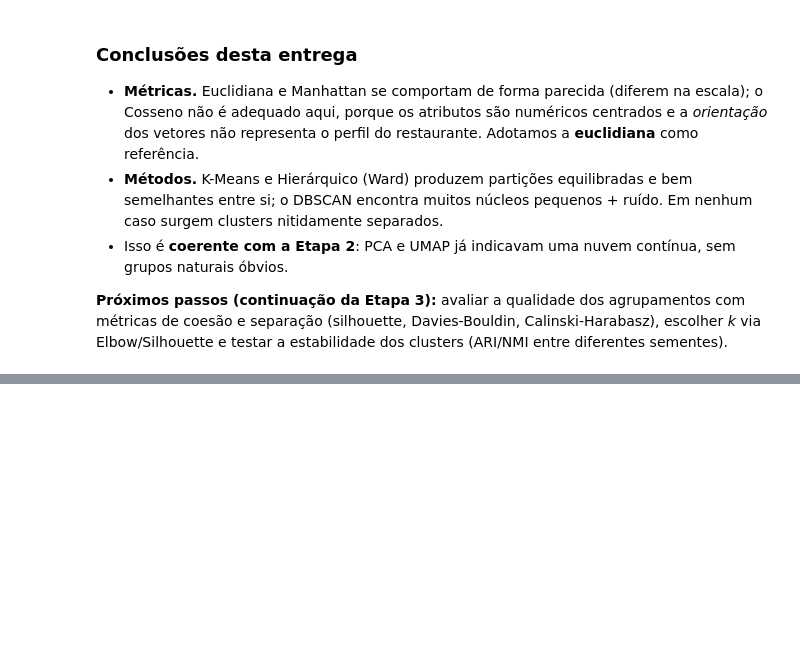
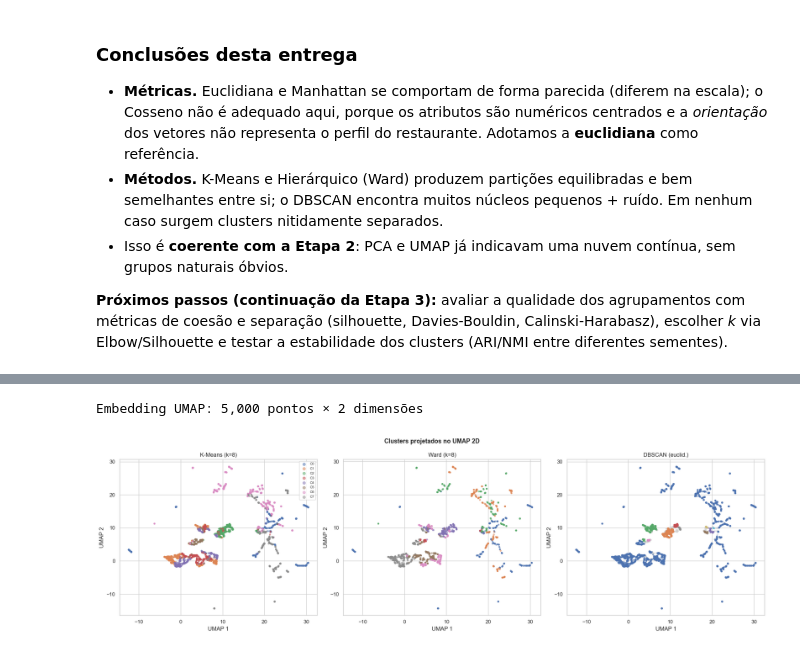
Before and after one commit to Tassara7/cd2-trabalho, a Jupyter notebook: notebooks/agrupamento.ipynb, the cells around one changed output, grey strips where cells are left out. Drawn from its saved outputs; the diff is of its cells as text; code cells hidden in the pictures; blank space fills up the shorter version.

Commit message:
conclusao etapa 3

```diff
--- a/notebooks/agrupamento.ipynb
+++ b/notebooks/agrupamento.ipynb
@@ -387,0 +511,12 @@ plt.show()
+# %%
+# Silhouette do hierárquico (average linkage) com cada métrica, no k escolhido
+# (average linkage aceita as três métricas; usamos 2.000 pontos pelo custo O(n²))
+linhas = []
+for nome, m in METRICAS.items():
+    Z = linkage(X_s[:2000], method='average', metric=metrica_scipy(m))
+    lab = fcluster(Z, t=k_melhor, criterion='maxclust')
+    n_clu = len(set(lab))
+    sil = silhouette_score(X_s[:2000], lab, metric=m) if n_clu > 1 else np.nan
+    linhas.append({'métrica': nome, 'clusters': n_clu, 'silhouette': sil})
+
+pd.DataFrame(linhas).set_index('métrica').round(3)
@@ -387,0 +574,30 @@ plt.show()
+# %%
+# Recalcula o embedding UMAP 2D sobre a amostra X_s (mesmos parâmetros da Etapa 2)
+redutor = umap.UMAP(n_components=2, metric='euclidean', random_state=SEED,
+                    n_neighbors=15, min_dist=0.1)
+emb = redutor.fit_transform(X_s)
+print(f"Embedding UMAP: {emb.shape[0]:,} pontos × {emb.shape[1]} dimensões")
+# %% [output]
+Embedding UMAP: 5,000 pontos × 2 dimensões
+# %%
+# Projeção dos clusters no UMAP, lado a lado (K-Means, Ward e DBSCAN)
+def scatter_umap(ax, emb2d, labels, titulo):
+    for u in np.unique(labels):
+        m = labels == u
+        cor = 'lightgray' if u == -1 else None
+        nome = 'ruído' if u == -1 else f'C{u}'
+        ax.scatter(emb2d[m, 0], emb2d[m, 1], s=8, alpha=0.5, label=nome, c=cor)
+    ax.set_title(titulo)
+    ax.set_xlabel('UMAP 1')
+    ax.set_ylabel('UMAP 2')
+
+fig, axes = plt.subplots(1, 3, figsize=(20, 6))
+scatter_umap(axes[0], emb, lab_km_best, f'K-Means (k={k_melhor})')
+scatter_umap(axes[1], emb[:2000], lab_ward_best, f'Ward (k={k_melhor})')
+scatter_umap(axes[2], emb, lab_db_best, 'DBSCAN (euclid.)')
+axes[0].legend(markerscale=2, fontsize=7, loc='best')
+fig.suptitle('Clusters projetados no UMAP 2D', fontsize=13, fontweight='bold')
+plt.tight_layout()
+plt.show()
+# %% [output]
+[figure, added]
```
Also changed, not shown: parts of 26 cells of this notebook.
